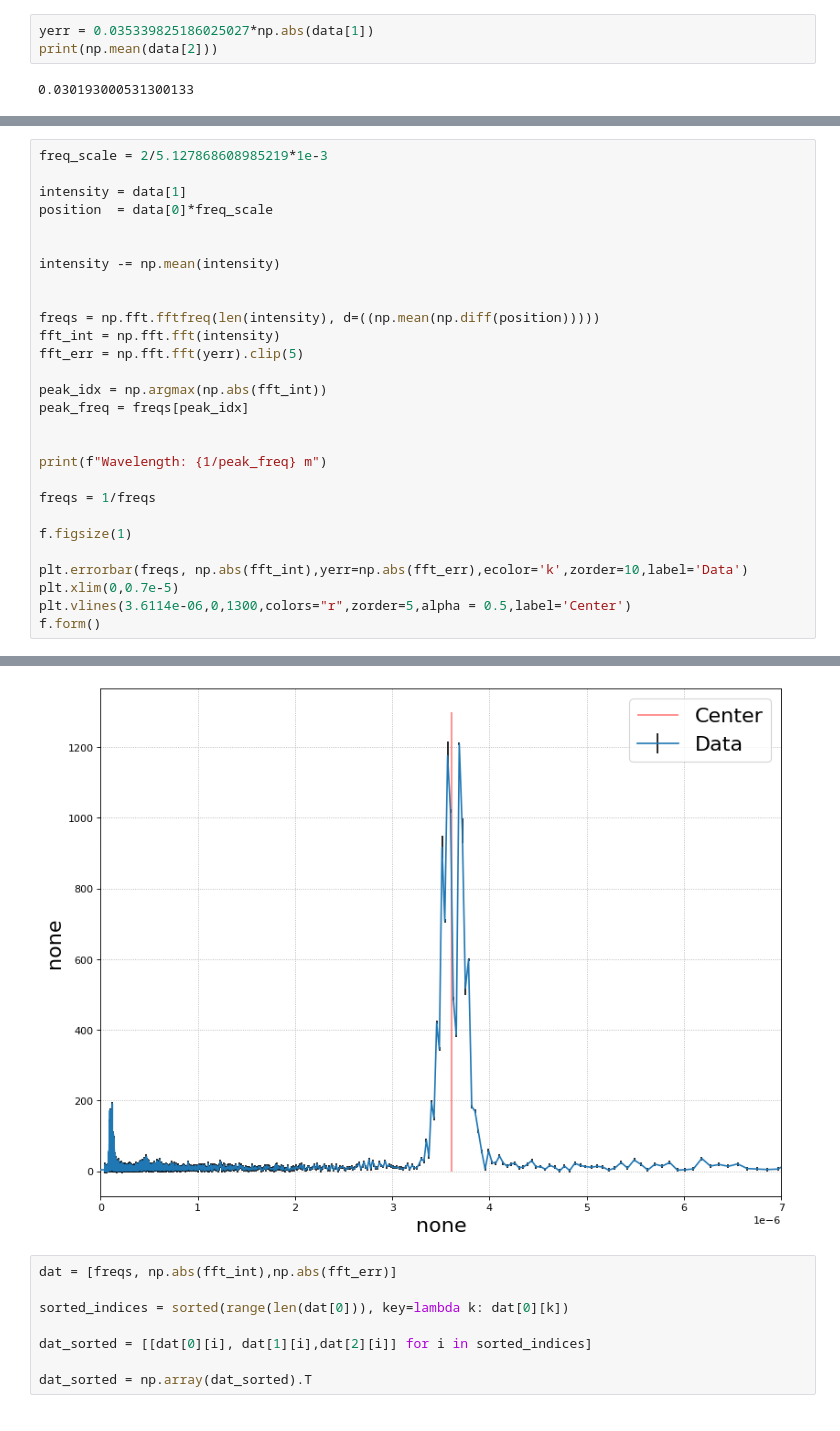
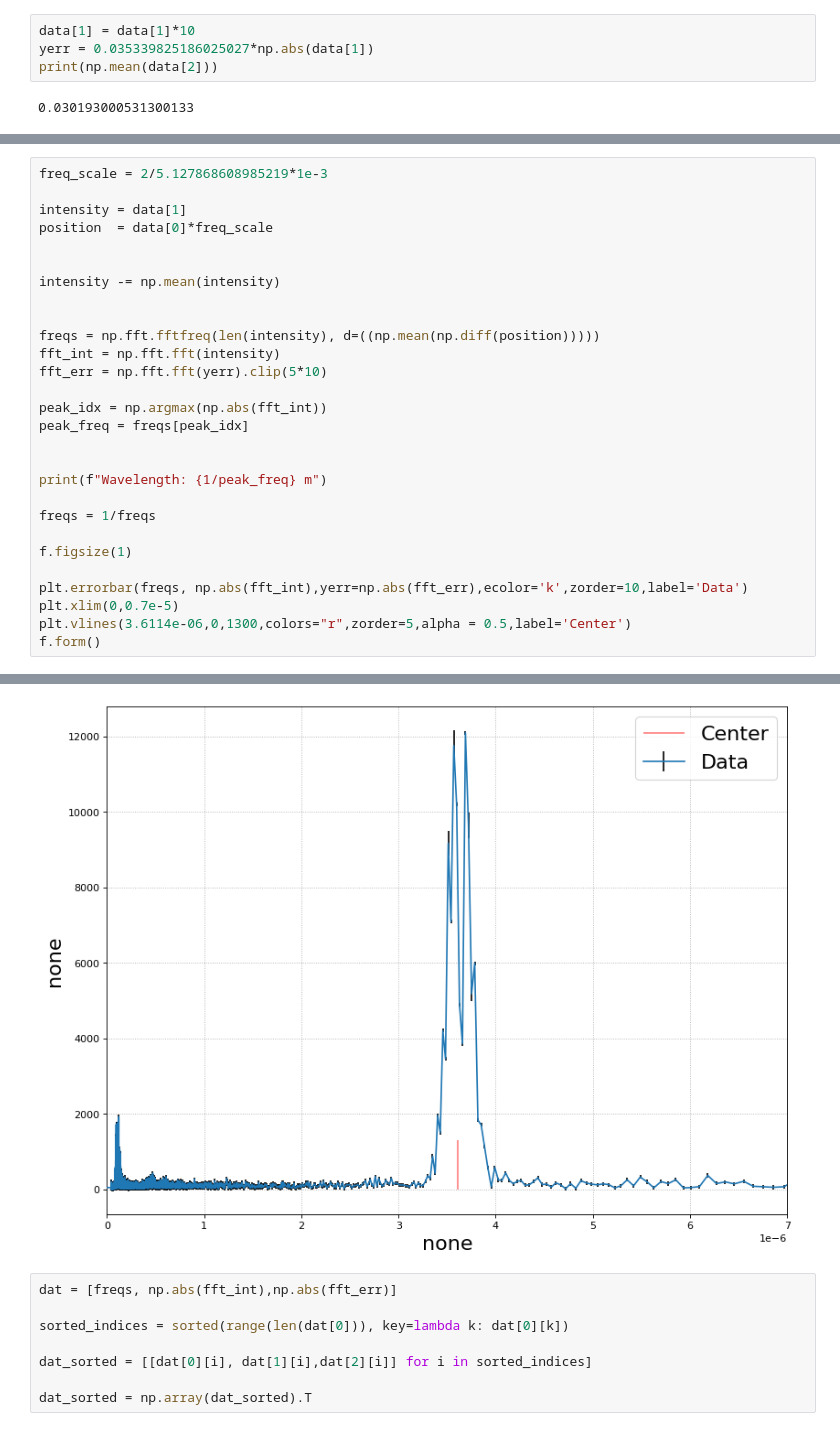
Before and after one commit to Friedrich-Jahns/Fortgeschrittenen-Praktikum-Physik, a Jupyter notebook: FP4_Michelson/A5/A5.ipynb, the cells around one changed output, grey strips where cells are left out. Cells and saved outputs as stored; diff of their text form.

```diff
--- a/FP4_Michelson/A5/A5.ipynb
+++ b/FP4_Michelson/A5/A5.ipynb
@@ -22,6 +22,7 @@ for i in range(len(data[1])):
 
 data = f.channel_to_pos(data,cal)
 # %%
+data[1] = data[1]*10
 yerr = 0.035339825186025027*np.abs(data[1])
 print(np.mean(data[2]))
 # %% [output]
@@ -36,34 +37,34 @@ f.form([3.650,4.725],xlabel='Strecke [mm]',ylabel='Detektorspannung [mV*10]',nam
 # %%
 freq_scale = 2/5.127868608985219*1e-3
 
 intensity = data[1]
 position  = data[0]*freq_scale
 
 
 intensity -= np.mean(intensity)
 
 
 freqs = np.fft.fftfreq(len(intensity), d=((np.mean(np.diff(position)))))
 fft_int = np.fft.fft(intensity)
-fft_err = np.fft.fft(yerr).clip(5)
+fft_err = np.fft.fft(yerr).clip(5*10)
 
 peak_idx = np.argmax(np.abs(fft_int))
 peak_freq = freqs[peak_idx]
 
 
 print(f"Wavelength: {1/peak_freq} m")
 
 freqs = 1/freqs
 
 f.figsize(1)
 
 plt.errorbar(freqs, np.abs(fft_int),yerr=np.abs(fft_err),ecolor='k',zorder=10,label='Data')
 plt.xlim(0,0.7e-5)
 plt.vlines(3.6114e-06,0,1300,colors="r",zorder=5,alpha = 0.5,label='Center')
 f.form()
 # %% [output]
 Wavelength: 3.688571126257906e-06 m
-[figure, old version]
+[figure, new version]
 # %%
 dat = [freqs, np.abs(fft_int),np.abs(fft_err)]
 
```
Also changed, not shown: parts of 3 cells of this notebook, 10 other files.
